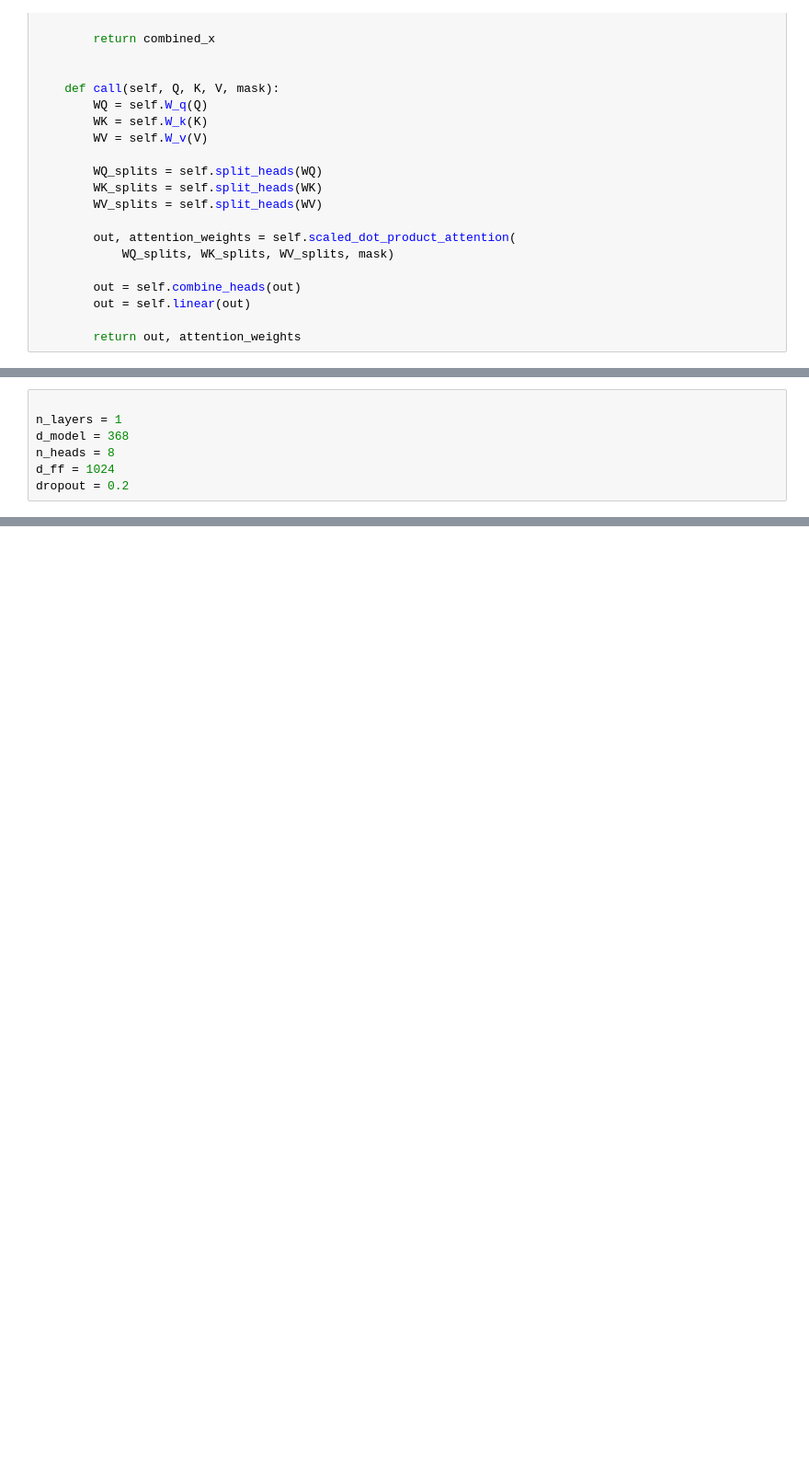
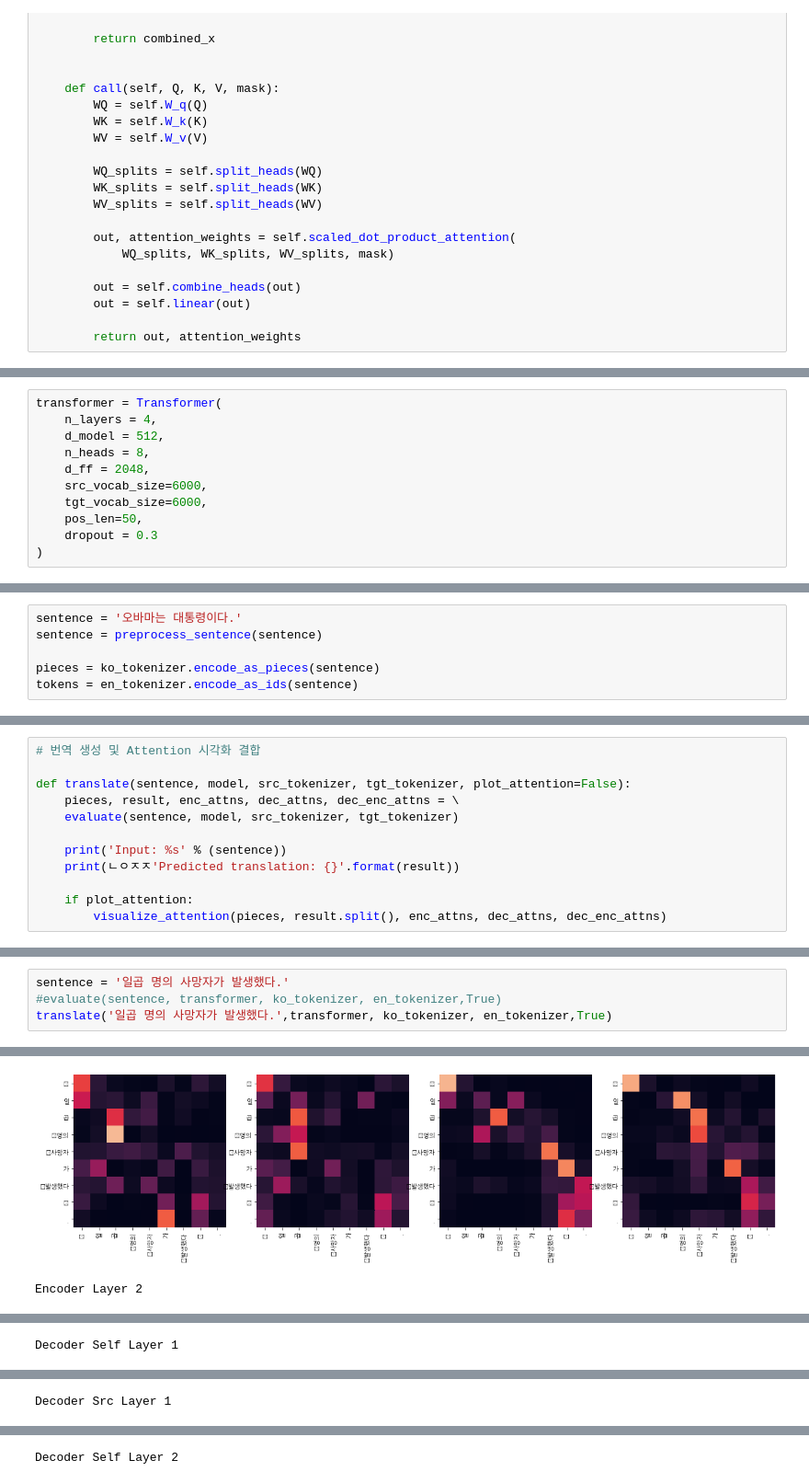
Before and after one commit to SIMYJ/NLP_Projects, a Jupyter notebook: [GD_NLP_12]transformer_chatbot.ipynb, the cells around one changed output, grey strips where cells are left out. Shown: that part at 92% size. Saved outputs shown, nothing was run; the diff lists cells and outputs as text; blank space fills up the shorter version.

```diff
--- a/[GD_NLP_12]transformer_chatbot.ipynb
+++ b/[GD_NLP_12]transformer_chatbot.ipynb
@@ -2431,7 +320,0 @@ class Transformer(tf.keras.Model):
-# %%
-
-n_layers = 1
-d_model = 368
-n_heads = 8
-d_ff = 1024
-dropout = 0.2
@@ -2773,0 +752,11 @@ Total Score: 0.017787527361878653
+# %%
+transformer = Transformer(
+    n_layers = 4,
+    d_model = 512,
+    n_heads = 8,
+    d_ff = 2048,
+    src_vocab_size=6000,
+    tgt_vocab_size=6000,
+    pos_len=50,
+    dropout = 0.3
+)
@@ -2773,0 +939,6 @@ Total Score: 0.017787527361878653
+# %%
+sentence = '오바마는 대통령이다.'
+sentence = preprocess_sentence(sentence)
+
+pieces = ko_tokenizer.encode_as_pieces(sentence)
+tokens = en_tokenizer.encode_as_ids(sentence)
@@ -2773,0 +975,12 @@ Total Score: 0.017787527361878653
+# %%
+# 번역 생성 및 Attention 시각화 결합
+
+def translate(sentence, model, src_tokenizer, tgt_tokenizer, plot_attention=False):
+    pieces, result, enc_attns, dec_attns, dec_enc_attns = \
+    evaluate(sentence, model, src_tokenizer, tgt_tokenizer)
+
+    print('Input: %s' % (sentence))
+    print(ㄴㅇㅈㅈ'Predicted translation: {}'.format(result))
+
+    if plot_attention:
+        visualize_attention(pieces, result.split(), enc_attns, dec_attns, dec_enc_attns)
@@ -2773,0 +1040,5 @@ Total Score: 0.017787527361878653
+# %%
+sentence = '일곱 명의 사망자가 발생했다.'
+#evaluate(sentence, transformer, ko_tokenizer, en_tokenizer,True)
+translate('일곱 명의 사망자가 발생했다.',transformer, ko_tokenizer, en_tokenizer,True)
+# %% [output]
@@ -2773,0 +1062,2 @@ Total Score: 0.017787527361878653
+[figure, added]
+Encoder Layer 2
@@ -2773,0 +1065 @@ Total Score: 0.017787527361878653
+Decoder Self Layer 1
@@ -2773,0 +1067 @@ Total Score: 0.017787527361878653
+Decoder Src Layer 1
@@ -2773,0 +1069 @@ Total Score: 0.017787527361878653
+Decoder Self Layer 2
```
Also changed, not shown: parts of 277 cells of this notebook.
